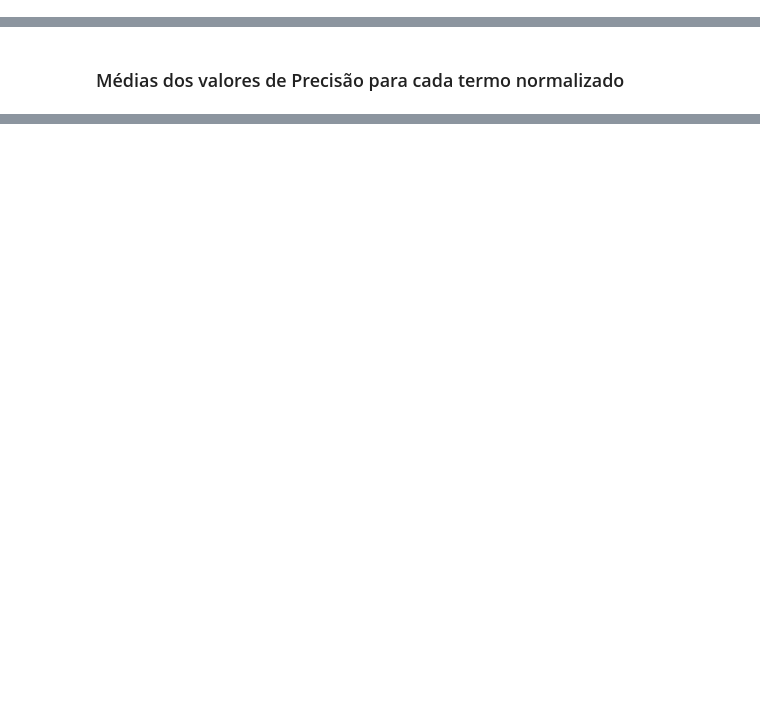
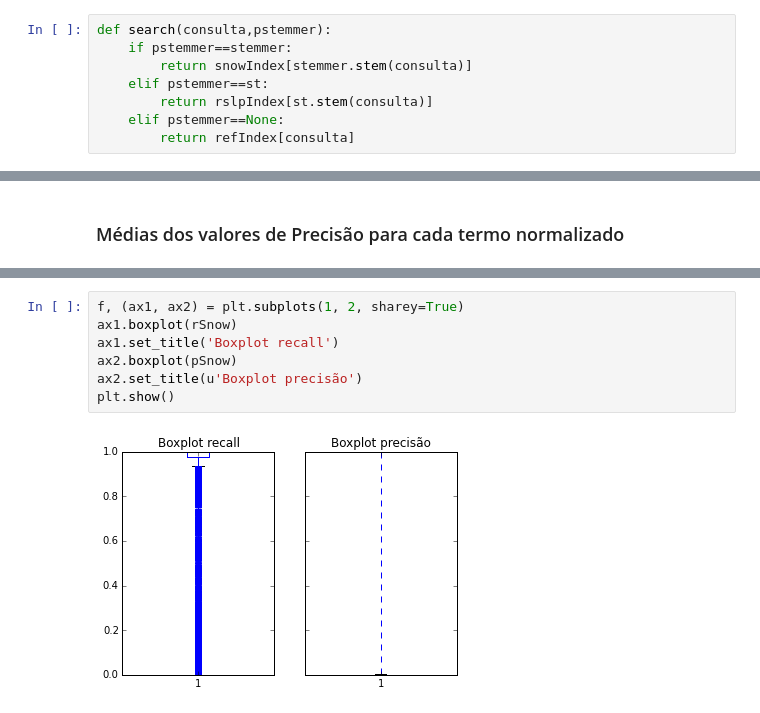
Before and after one commit to marciomacielbastos/reclameaqui, a Jupyter notebook: Problema 1.ipynb, the cells around one changed output, grey strips where cells are left out. Cells and saved outputs as stored; diff of their text form; blank space fills up the shorter version.

```diff
--- a/Problema 1.ipynb
+++ b/Problema 1.ipynb
@@ -102,0 +95,8 @@ def busca_ref(consulta):
+# %%
+def search(consulta,pstemmer):
+    if pstemmer==stemmer:
+        return snowIndex[stemmer.stem(consulta)]
+    elif pstemmer==st:
+        return rslpIndex[st.stem(consulta)]
+    elif pstemmer==None:
+        return refIndex[consulta]
@@ -270,0 +214,9 @@ A Precisão média com o RSLP é aproximadamente 30% maior que a do Snowball
+# %%
+f, (ax1, ax2) = plt.subplots(1, 2, sharey=True)
+ax1.boxplot(rSnow)
+ax1.set_title('Boxplot recall')
+ax2.boxplot(pSnow)
+ax2.set_title(u'Boxplot precisão')
+plt.show()
+# %% [output]
+[figure, added]
```
Also changed, not shown: parts of 84 cells of this notebook.
